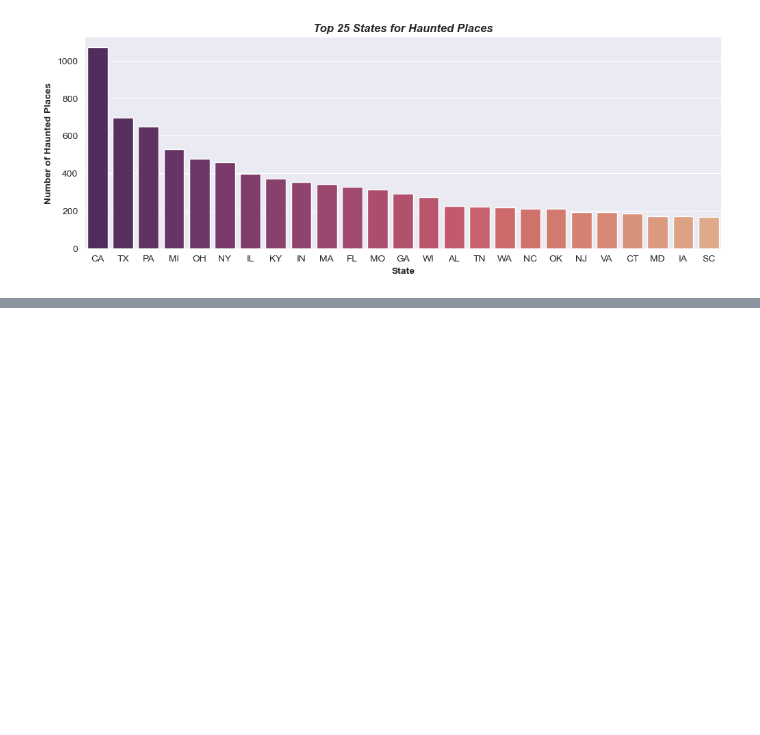
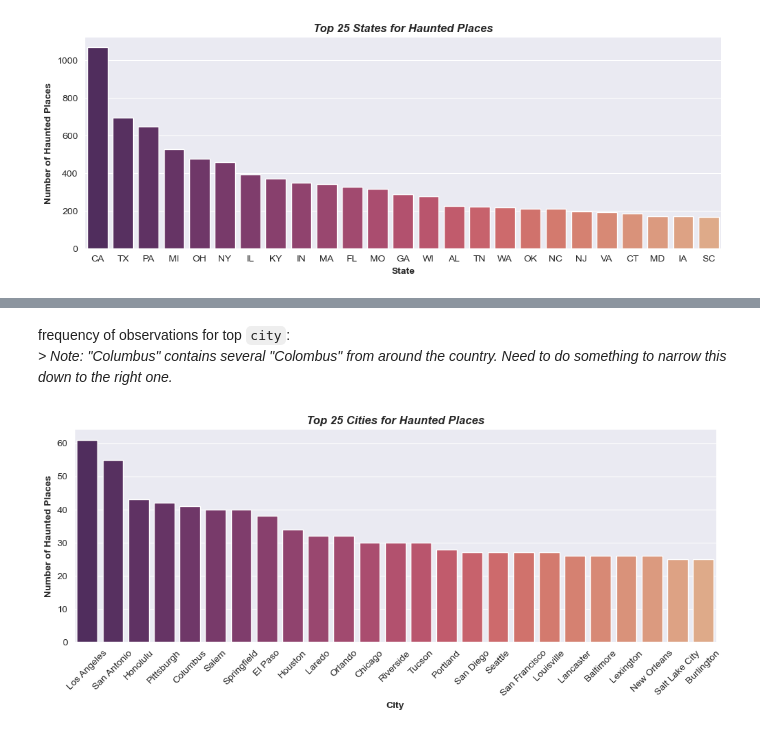
Before and after one commit to krrsimon/HauntedPlaces, a Jupyter notebook: Haunted_Places.ipynb, the cells around one changed output, grey strips where cells are left out. Drawn from its saved outputs; the diff is of its cells as text; code cells hidden in the pictures; blank space fills up the shorter version.

```diff
--- a/Haunted_Places.ipynb
+++ b/Haunted_Places.ipynb
@@ -404,0 +512,26 @@ plt.show()
+# %% [markdown]
+frequency of observations for top `city`:
+*> Note: "Columbus" contains several "Colombus" from around the country. Need to do something to narrow this down to the right one.*
+# %%
+# Set up plot and styles
+f, ax = plt.subplots(figsize=(12, 4))
+plt.subplots_adjust(hspace=0.3, wspace=0.5)
+sns.set_style('darkgrid')
+sns.despine()
+
+# Set up filter for cities to be in descending order
+top_cities = haunted_places['city'].value_counts().head(25).index
+
+# establish the plot
+sns.countplot(x="city", data=haunted_places, palette="flare_r", order=top_cities, ax=ax)
+ax.set_title('Top 25 Cities for Haunted Places', fontsize=12, weight='bold', style='italic', y=1)
+ax.set_xlabel('City', weight='bold')
+ax.set_ylabel('Number of Haunted Places', weight='bold')
+
+# Rotate the labels so they are more readable
+ax.set_xticklabels(ax.get_xticklabels(), rotation=45)
+
+# show the plot
+plt.show()
+# %% [output]
+[figure, added]
```
Also changed, not shown: parts of 10 cells of this notebook, 3 other files.
